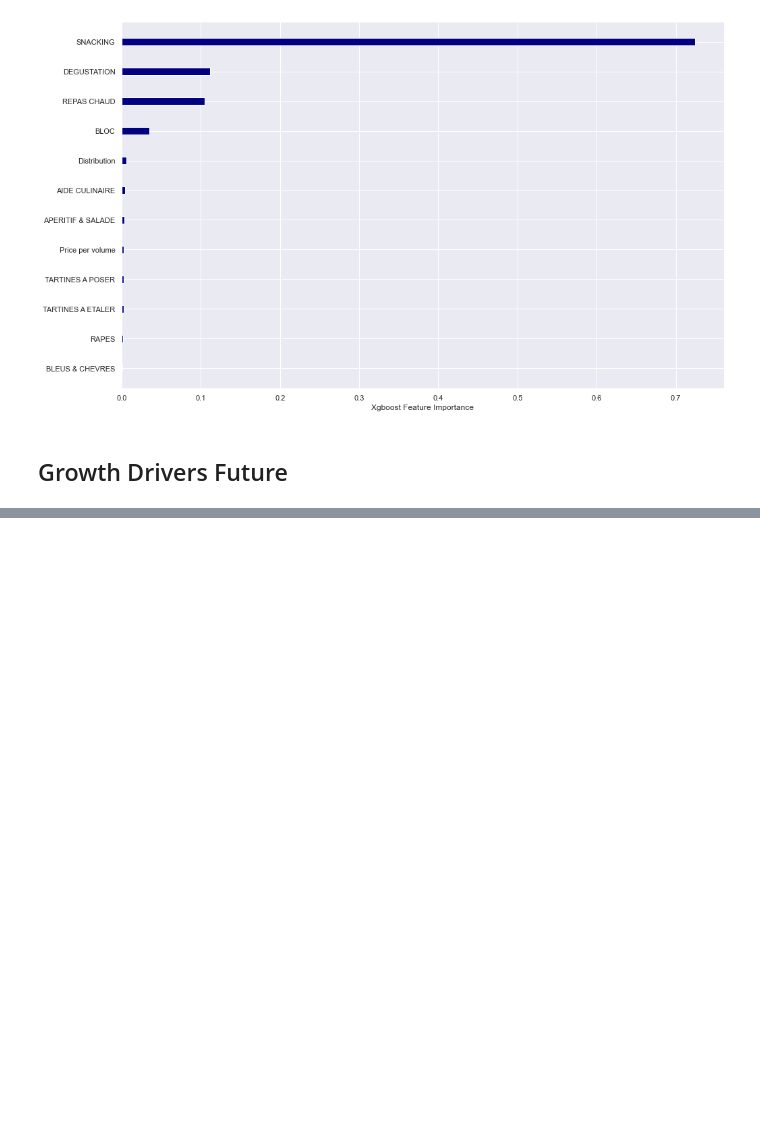
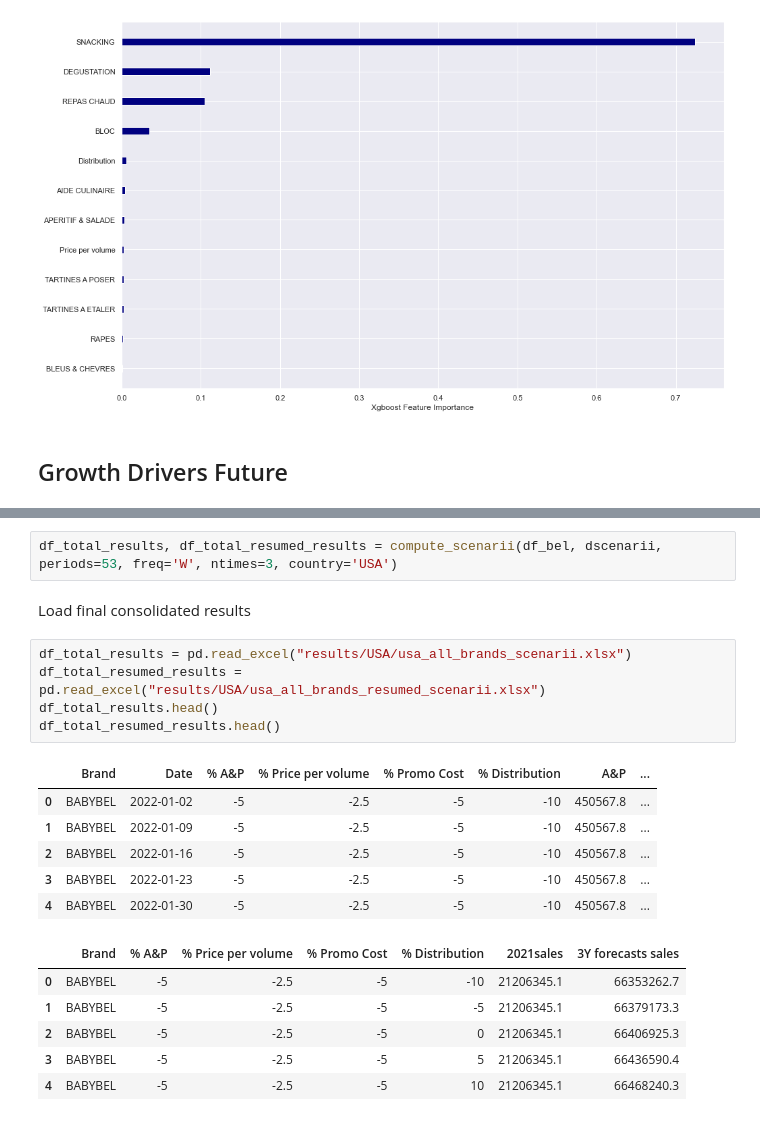
Before and after one commit to rayane-pivot/bel-bel-2022-growth-modelling-gm_tool, a Jupyter notebook: Forecasting Organic Growth Brands and Markets USA Data.ipynb, the cells around one changed output, grey strips where cells are left out. Cells and saved outputs as stored; diff of their text form; blank space fills up the shorter version.

```diff
--- a/Forecasting Organic Growth Brands and Markets USA Data.ipynb
+++ b/Forecasting Organic Growth Brands and Markets USA Data.ipynb
@@ -1660,0 +1352,22 @@ for year in dict_res_future:
+# %%
+df_total_results, df_total_resumed_results = compute_scenarii(df_bel, dscenarii, periods=53, freq='W', ntimes=3, country='USA')
+# %% [markdown]
+Load final consolidated results
+# %%
+df_total_results = pd.read_excel("results/USA/usa_all_brands_scenarii.xlsx")
+df_total_resumed_results = pd.read_excel("results/USA/usa_all_brands_resumed_scenarii.xlsx")
+df_total_results.head()
+df_total_resumed_results.head()
+# %% [output]
+|  | Brand | Date | % A&P | % Price per volume | % Promo Cost | % Distribution | A&P | ... |
+| 0 | BABYBEL | 2022-01-02 | -5 | -2.5 | -5 | -10 | 450567.8 | ... |
+| 1 | BABYBEL | 2022-01-09 | -5 | -2.5 | -5 | -10 | 450567.8 | ... |
+| 2 | BABYBEL | 2022-01-16 | -5 | -2.5 | -5 | -10 | 450567.8 | ... |
+| 3 | BABYBEL | 2022-01-23 | -5 | -2.5 | -5 | -10 | 450567.8 | ... |
+| 4 | BABYBEL | 2022-01-30 | -5 | -2.5 | -5 | -10 | 450567.8 | ... |
+|  | Brand | % A&P | % Price per volume | % Promo Cost | % Distribution | 2021sales | 3Y forecasts sales |
+| 0 | BABYBEL | -5 | -2.5 | -5 | -10 | 21206345.1 | 66353262.7 |
+| 1 | BABYBEL | -5 | -2.5 | -5 | -5 | 21206345.1 | 66379173.3 |
+| 2 | BABYBEL | -5 | -2.5 | -5 | 0 | 21206345.1 | 66406925.3 |
+| 3 | BABYBEL | -5 | -2.5 | -5 | 5 | 21206345.1 | 66436590.4 |
+| 4 | BABYBEL | -5 | -2.5 | -5 | 10 | 21206345.1 | 66468240.3 |
```
Also changed, not shown: parts of 36 cells of this notebook, 8 other files.
